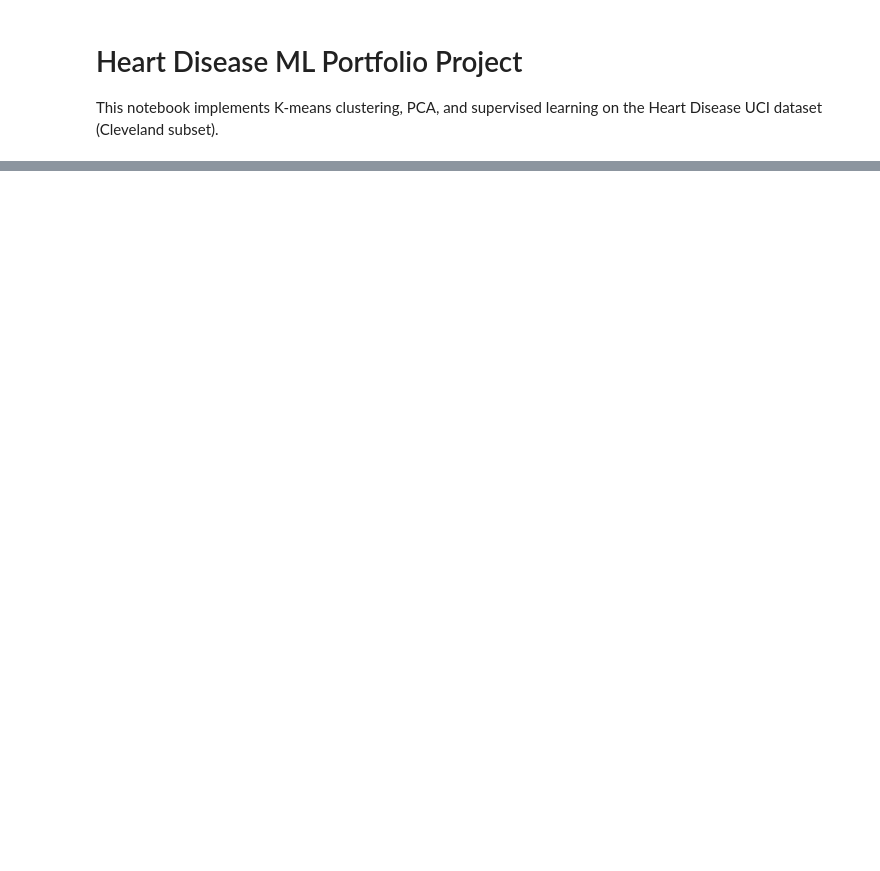
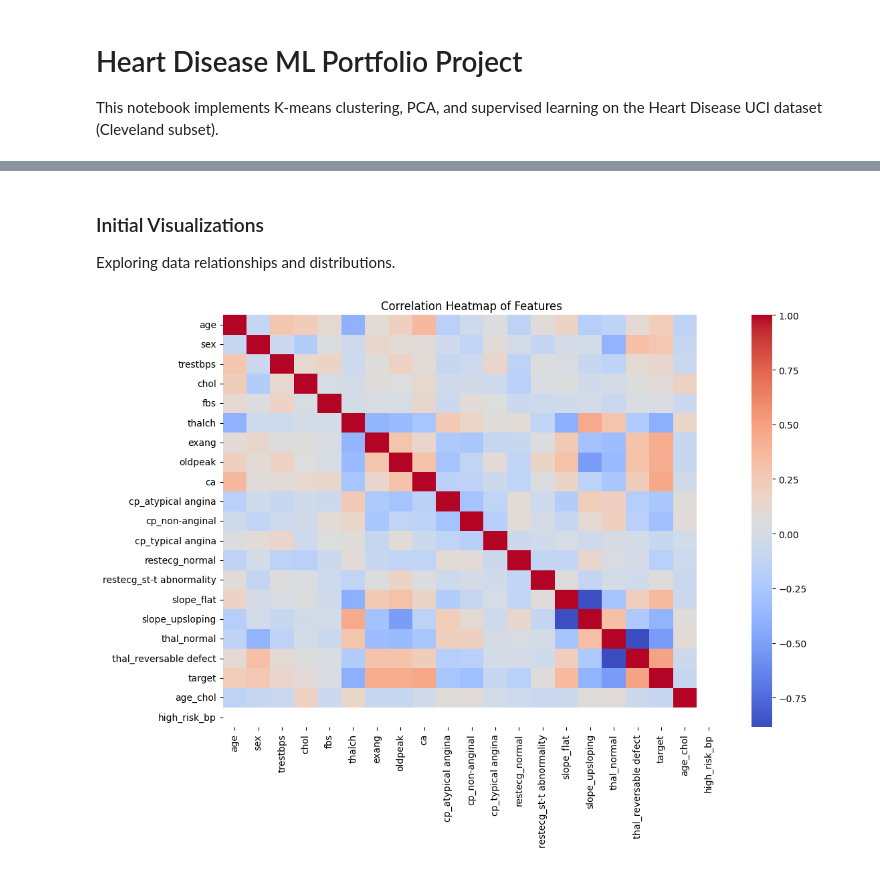
Before and after one commit to GoudyMT/heart-disease-ml, a Jupyter notebook: notebook/ml-portfolio.ipynb, the cells around one changed output, grey strips where cells are left out. Saved outputs shown, nothing was run; the diff lists cells and outputs as text; code cells hidden in the pictures; blank space fills up the shorter version.

Commit message:
Complete data preprocessing with encoding, scaling, feature engineering, data clean up, and visualization

```diff
--- a/notebook/ml-portfolio.ipynb
+++ b/notebook/ml-portfolio.ipynb
@@ -79,0 +71,13 @@ Name: count, dtype: int64
+# %%
+# Label encode binary/categorical columns
+le = LabelEncoder()
+df_cleveland['sex'] = le.fit_transform(df_cleveland['sex'])
+df_cleveland['fbs'] = le.fit_transform(df_cleveland['fbs'])
+df_cleveland['exang'] = le.fit_transform(df_cleveland['exang'])
+
+# One-hot encode multi-class categorical columns
+df_cleveland = pd.get_dummies(df_cleveland, columns=['cp', 'restecg', 'slope', 'thal'], drop_first=True)
+
+# Binarize target (num: 0 vs 1-4)
+df_cleveland['target'] = df_cleveland['num'].apply(lambda x: 0 if x == 0 else 1)
+print("\nTarget Distribution:\n", df_cleveland['target'].value_counts())
@@ -79,0 +93,7 @@ Name: count, dtype: int64
+# %%
+# Select numerical features
+numerical_cols = ['age', 'trestbps', 'chol', 'thalch', 'oldpeak', 'ca']
+scaler = StandardScaler()
+df_cleveland[numerical_cols] = scaler.fit_transform(df_cleveland[numerical_cols])
+
+print("\nScaled Features Sample:\n", df_cleveland[numerical_cols].head())
@@ -79,0 +111,8 @@ Name: count, dtype: int64
+# %%
+# Create interaction term: age * chol
+df_cleveland['age_chol'] = df_cleveland['age'] * df_cleveland['chol']
+
+# Create binary feature: high_risk_bp (trestbps > 140, scaled)
+df_cleveland['high_risk_bp'] = (df_cleveland['trestbps'] > scaler.mean_[numerical_cols.index('trestbps')]).astype(int)
+
+print("\nNew Features Sample:\n", df_cleveland[['age_chol', 'high_risk_bp']].head())
@@ -79,0 +130,5 @@ Name: count, dtype: int64
+# %%
+# Drop non-relevant columns
+df_cleveland = df_cleveland.drop(columns=['id', 'dataset', 'num'], errors='ignore')
+print("Updated Columns:\n", df_cleveland.columns.tolist())
+print("\nColumn Data Types:\n", df_cleveland.dtypes)
@@ -79,0 +153,12 @@ Name: count, dtype: int64
+# %% [markdown]
+### Initial Visualizations
+Exploring data relationships and distributions.
+# %%
+# Correlation heatmap
+plt.figure(figsize=(12, 8))
+sns.heatmap(df_cleveland.corr(), annot=False, cmap='coolwarm', fmt='.2f')
+plt.title('Correlation Heatmap of Features')
+plt.savefig('../images/correlation_heatmap.png', dpi=300, bbox_inches='tight')
+plt.show()
+# %% [output]
+[figure, added]
```
Also changed, not shown: parts of 19 cells of this notebook, 3 other files.
